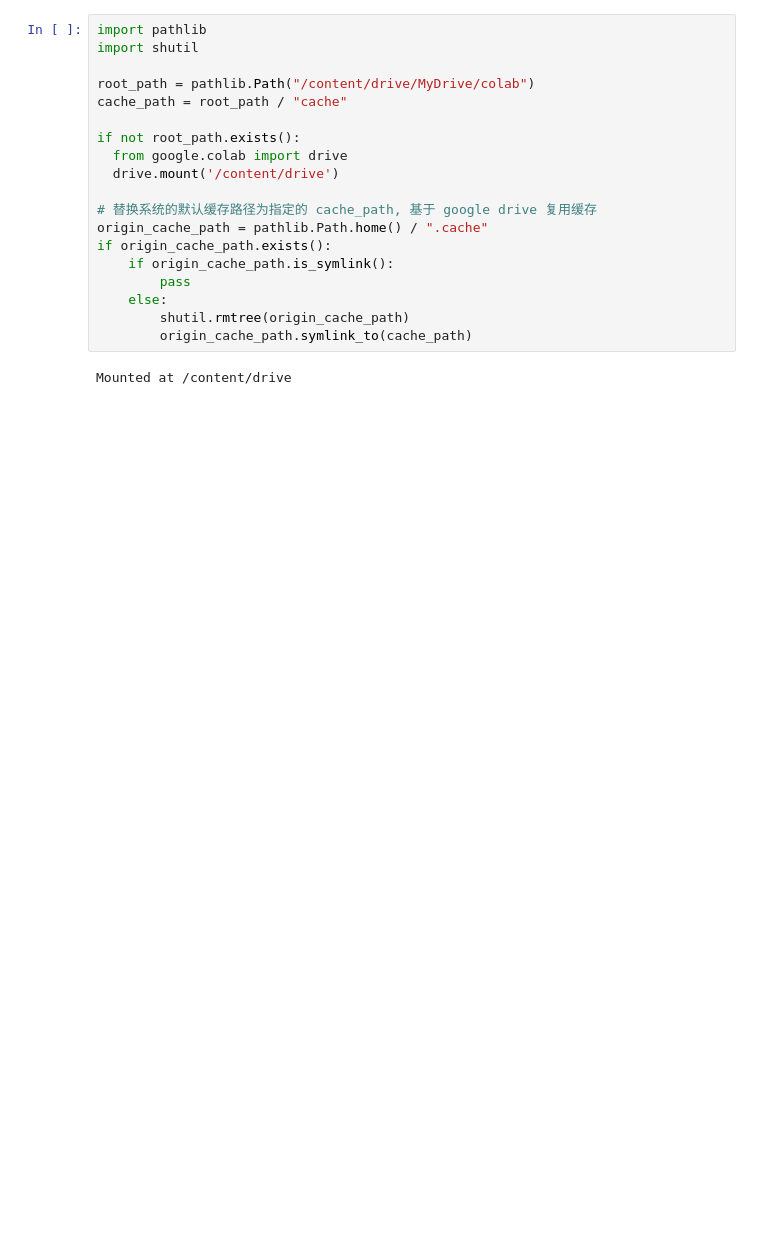
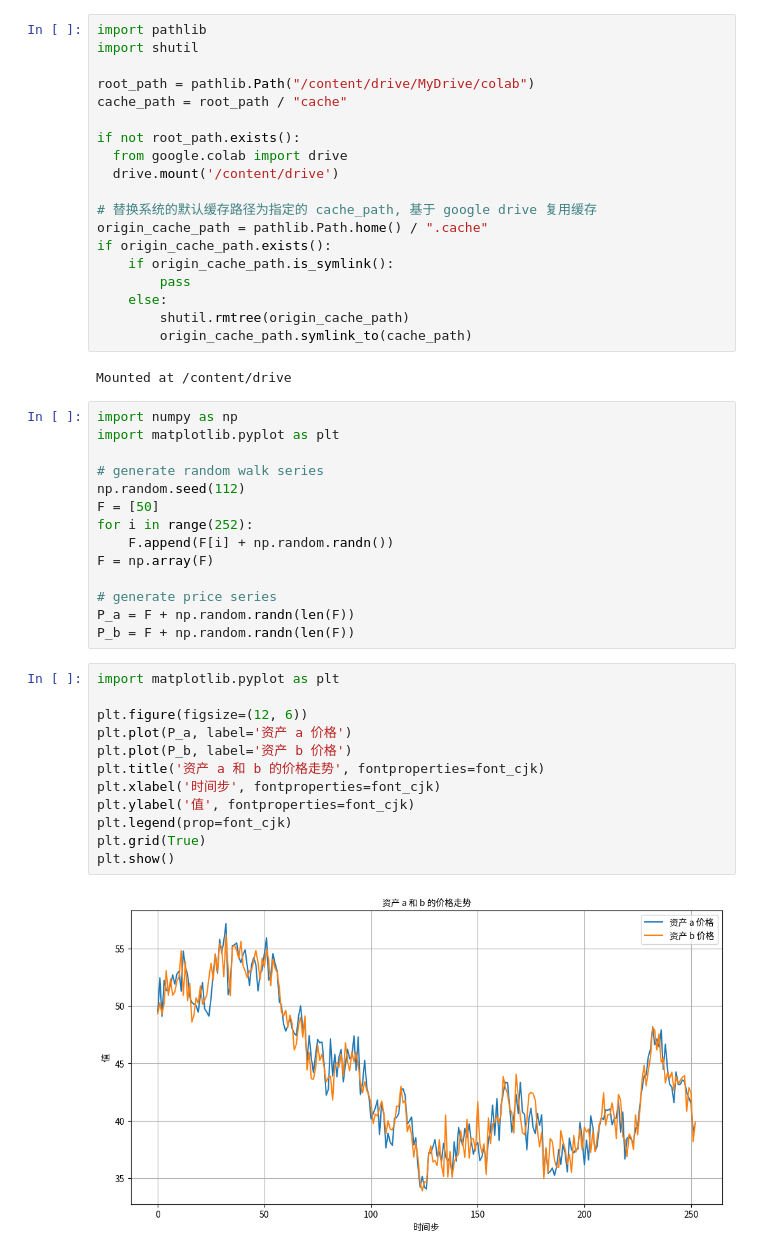
Before and after one commit to wayhome/101colab, a Jupyter notebook: PairsTrading.ipynb, the cells around one changed output. Saved outputs shown, nothing was run; the diff lists cells and outputs as text; blank space fills up the shorter version.

```diff
--- a/PairsTrading.ipynb
+++ b/PairsTrading.ipynb
@@ -51,3 +51,31 @@ if origin_cache_path.exists():
         origin_cache_path.symlink_to(cache_path)
 # %% [output]
 Mounted at /content/drive
+# %%
+import numpy as np
+import matplotlib.pyplot as plt
+
+# generate random walk series
+np.random.seed(112)
+F = [50]
+for i in range(252):
+    F.append(F[i] + np.random.randn())
+F = np.array(F)
+
+# generate price series
+P_a = F + np.random.randn(len(F))
+P_b = F + np.random.randn(len(F))
+# %%
+import matplotlib.pyplot as plt
+
+plt.figure(figsize=(12, 6))
+plt.plot(P_a, label='资产 a 价格')
+plt.plot(P_b, label='资产 b 价格')
+plt.title('资产 a 和 b 的价格走势', fontproperties=font_cjk)
+plt.xlabel('时间步', fontproperties=font_cjk)
+plt.ylabel('值', fontproperties=font_cjk)
+plt.legend(prop=font_cjk)
+plt.grid(True)
+plt.show()
+# %% [output]
+[figure, added]
```
Also changed, not shown: parts of 2 cells of this notebook.
